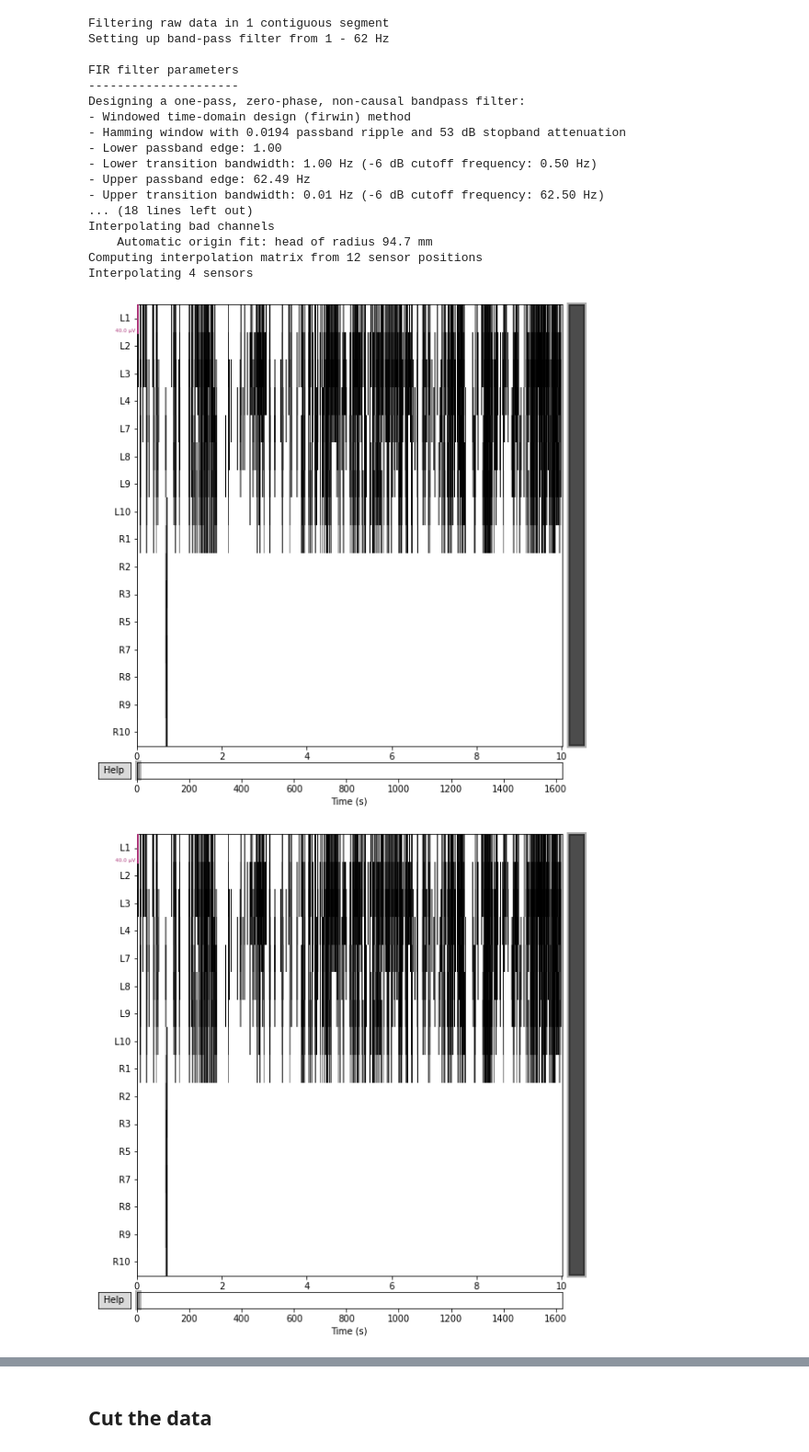
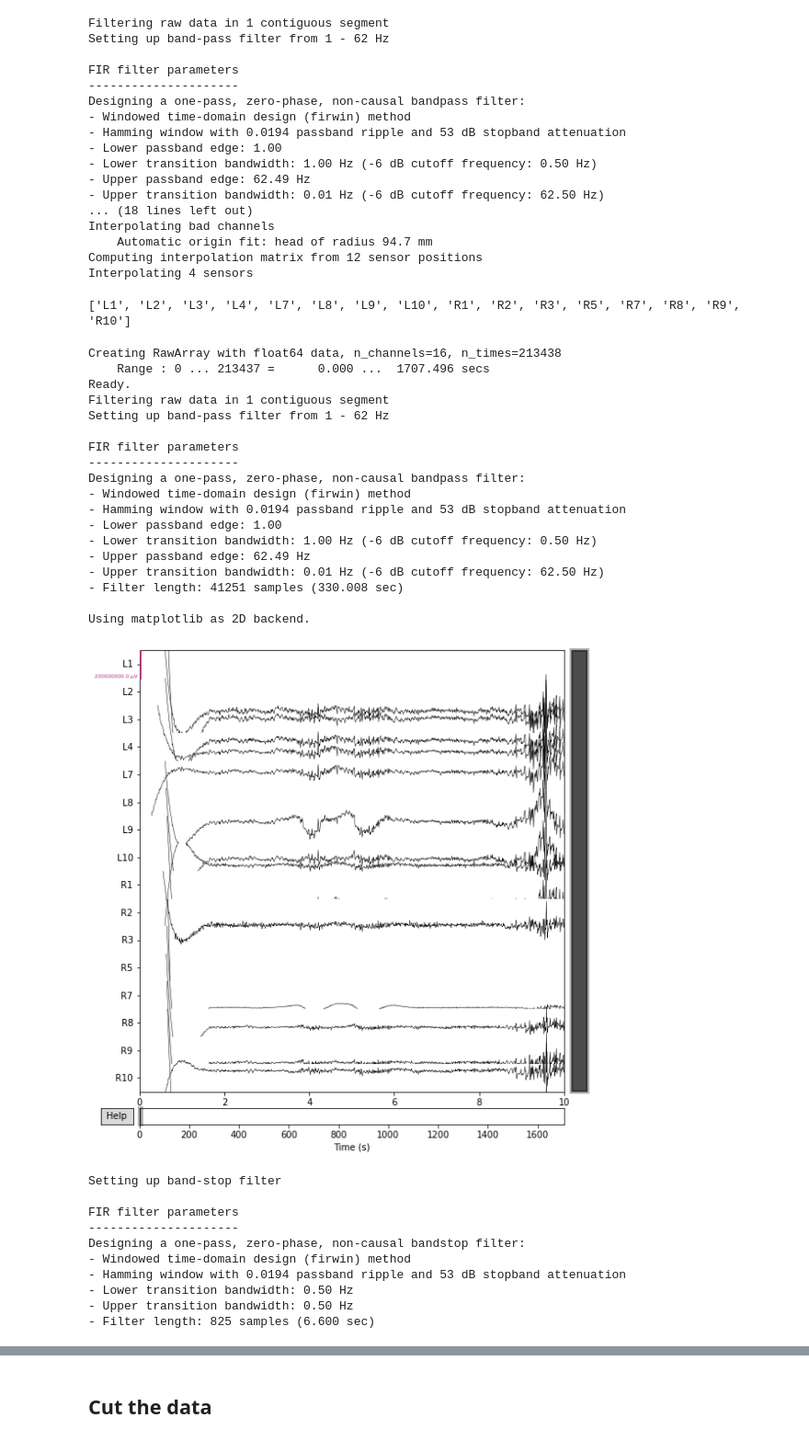
Before and after one commit to davidvblumenthal/nourriture_cEEG, a Jupyter notebook: EEG-Preprocessing-Template.ipynb, the cells around one changed output, grey strips where cells are left out. Shown: that part at 92% size. Cells and saved outputs as stored; diff of their text form; code cells hidden in the pictures.

```diff
--- a/EEG-Preprocessing-Template.ipynb
+++ b/EEG-Preprocessing-Template.ipynb
@@ -48,6 +52,8 @@ eeg_david = prepared_david.set_axis(eeg_list, axis=1, inplace=False)
 eeg_david.head(3)
 print(eeg_david.shape)
 print(eeg_lukas.shape)
+
+eeg_list = [eeg_lukas, eeg_david]
 # %% [output]
 (202925, 17)
 (213438, 17)
@@ -136,8 +142,44 @@ Interpolating bad channels
     Automatic origin fit: head of radius 94.7 mm
 Computing interpolation matrix from 12 sensor positions
 Interpolating 4 sensors
-# %%
-raw.plot()
-# %% [output]
-[figure, removed]
-[figure, removed]
+# %%
+columns = raw.ch_names
+print(columns)
+# %% [output]
+['L1', 'L2', 'L3', 'L4', 'L7', 'L8', 'L9', 'L10', 'R1', 'R2', 'R3', 'R5', 'R7', 'R8', 'R9', 'R10']
+# %%
+cleaned_mne_objects = []
+
+for df in eeg_list:
+    cleaned_object = preprocessing.clean_signals(df)
+    cleaned_mne_objects.append(cleaned_object)
+# %% [output]
+Creating RawArray with float64 data, n_channels=16, n_times=213438
+    Range : 0 ... 213437 =      0.000 ...  1707.496 secs
+Ready.
+Filtering raw data in 1 contiguous segment
+Setting up band-pass filter from 1 - 62 Hz
+
+FIR filter parameters
+---------------------
+Designing a one-pass, zero-phase, non-causal bandpass filter:
+- Windowed time-domain design (firwin) method
+- Hamming window with 0.0194 passband ripple and 53 dB stopband attenuation
+- Lower passband edge: 1.00
+- Lower transition bandwidth: 1.00 Hz (-6 dB cutoff frequency: 0.50 Hz)
+- Upper passband edge: 62.49 Hz
+- Upper transition bandwidth: 0.01 Hz (-6 dB cutoff frequency: 62.50 Hz)
+- Filter length: 41251 samples (330.008 sec)
+
+Using matplotlib as 2D backend.
+[figure, added]
+Setting up band-stop filter
+
+FIR filter parameters
+---------------------
+Designing a one-pass, zero-phase, non-causal bandstop filter:
+- Windowed time-domain design (firwin) method
+- Hamming window with 0.0194 passband ripple and 53 dB stopband attenuation
+- Lower transition bandwidth: 0.50 Hz
+- Upper transition bandwidth: 0.50 Hz
+- Filter length: 825 samples (6.600 sec)
```
Also changed, not shown: parts of 24 cells of this notebook, 2 other files.
